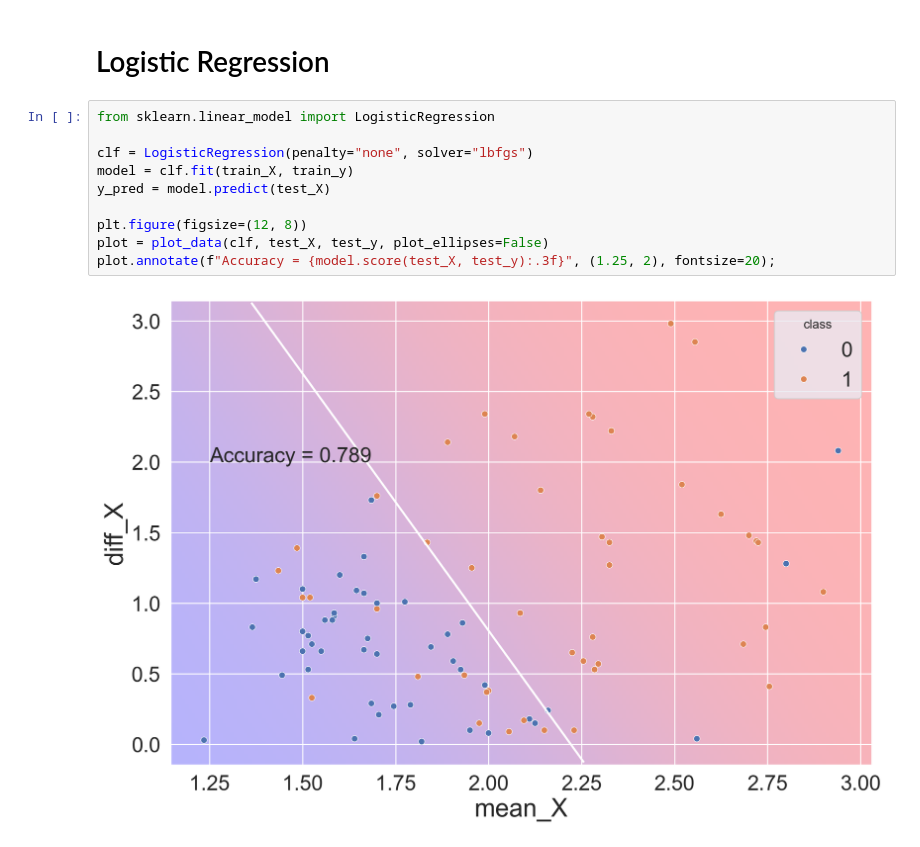
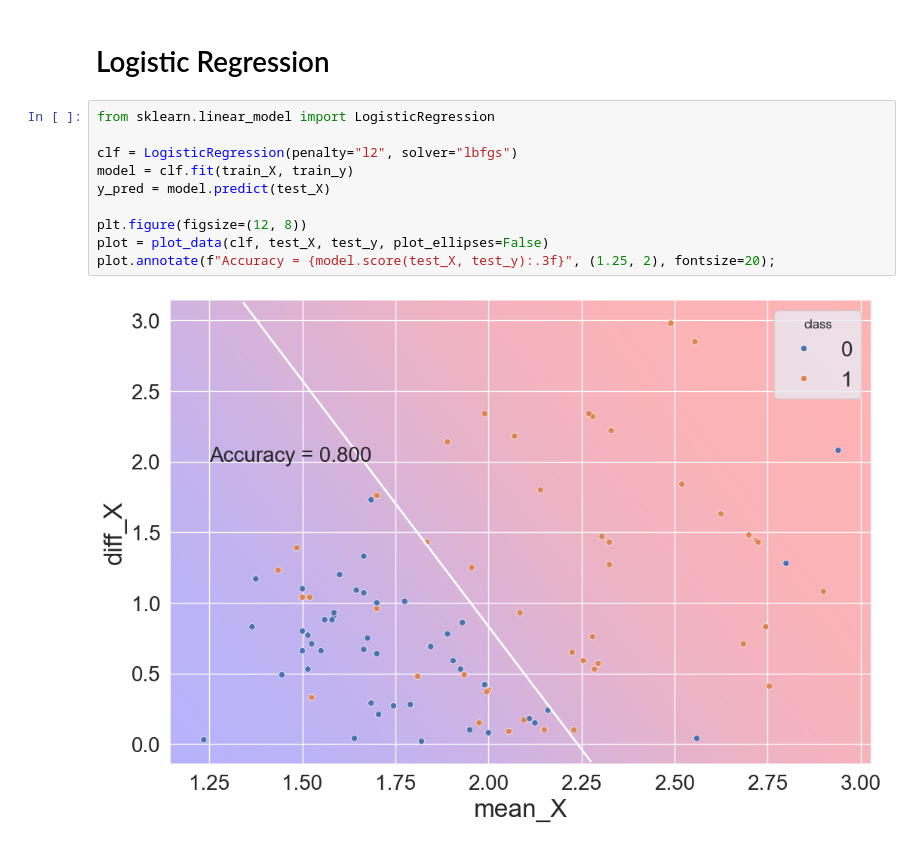
Before and after one commit to materialsvirtuallab/nano281, a Jupyter notebook: lectures/notebooks/Lecture 04 - Linear Methods for Classification.ipynb, the cells around one changed output. Cells and saved outputs as stored; diff of their text form.

Commit message:
Hopefully a final code regression fix.

```diff
--- a/lectures/notebooks/Lecture 04 - Linear Methods for Classification.ipynb
+++ b/lectures/notebooks/Lecture 04 - Linear Methods for Classification.ipynb
@@ -232,12 +232,12 @@ plot.annotate(f"Accuracy = {model.score(test_X, test_y):.3f}", (1.25, 2), fontsi
 # %%
 from sklearn.linear_model import LogisticRegression
 
-clf = LogisticRegression(penalty="none", solver="lbfgs")
+clf = LogisticRegression(penalty="l2", solver="lbfgs")
 model = clf.fit(train_X, train_y)
 y_pred = model.predict(test_X)
 
 plt.figure(figsize=(12, 8))
 plot = plot_data(clf, test_X, test_y, plot_ellipses=False)
 plot.annotate(f"Accuracy = {model.score(test_X, test_y):.3f}", (1.25, 2), fontsize=20);
 # %% [output]
-[figure, old version]
+[figure, new version]
```
Also changed, not shown: parts of 1 cell of this notebook, 1 other file.
